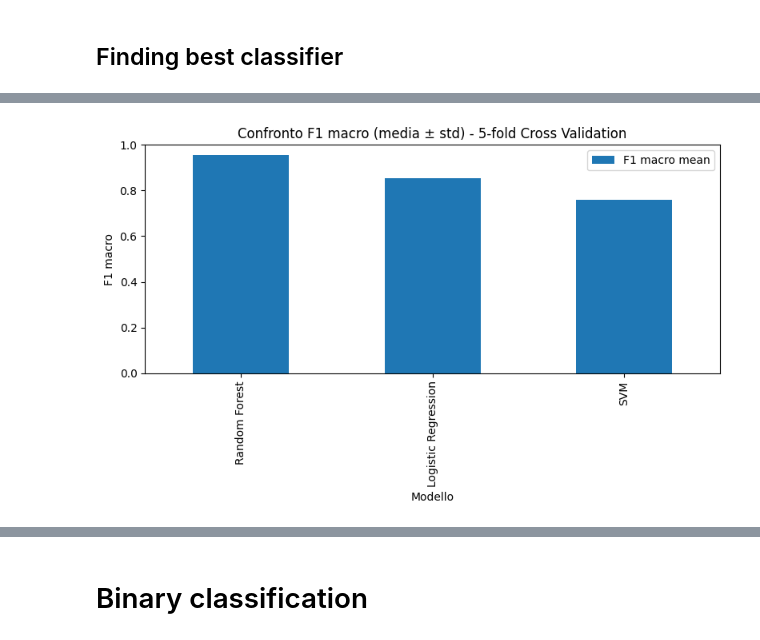
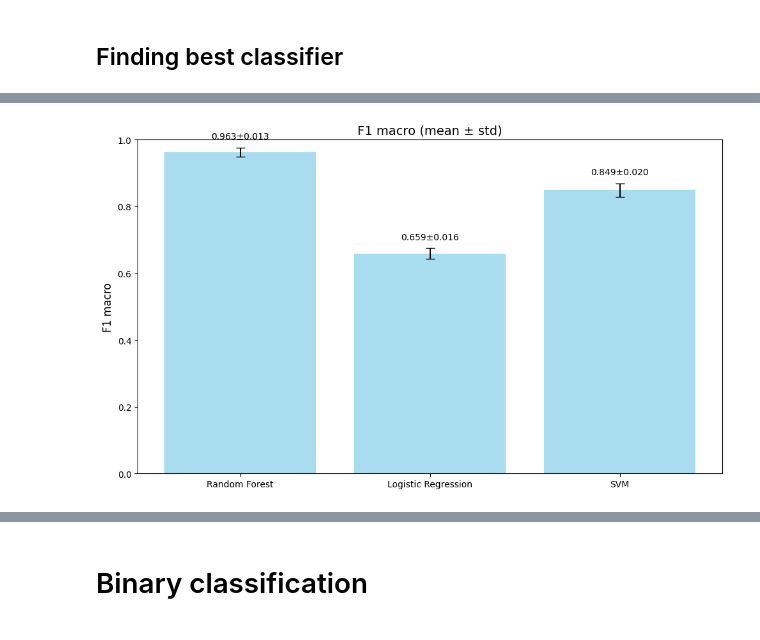
Before and after one commit to FedericoPrimo/Intrusion-Detection-Classifier, a Jupyter notebook: progetto.ipynb, the cells around one changed output, grey strips where cells are left out. Cells and saved outputs as stored; diff of their text form; code cells hidden in the pictures.

```diff
--- a/progetto.ipynb
+++ b/progetto.ipynb
@@ -56 +81,7 @@ None
+# %%
+# Splitting the dataset to test it in the end
+X_train, X_test, y_train, y_test = train_test_split(X_filtered, y_filtered, test_size=0.25, stratify=y_filtered, random_state=42)
+
+X_train = X_train.drop(columns=['label'])
+X_test = X_test.drop(columns=['label'])
 # %%
@@ -87,10 +186,9 @@ y_filtered = y[mask]
 # %%
-X_filtered = X_filtered.drop(columns=['label'])
+# y_multiclass is the multiclass classification target variable
+# y_bin is the binary classification target variable
+y_multiclass = y_train.copy()
+y_bin = y_train.apply(lambda x: 1 if x == 'normal.' else 0)
 
-# y_multiclass is the multiclass classification target variable
-y_multiclass = y_filtered
-# y_bin is the binary classification target variable
-y_bin = y_filtered.apply(lambda x: 1 if x == 'normal.' else 0)
 print(y_bin.value_counts())
 # %% [output]
 label
@@ -104,46 +204,55 @@ Name: count, dtype: int64
 # %%
 pipelines = {
-    "Random Forest": Pipeline([
-        ('preprocessing', KDD99Preprocessor()),
-        ('feature_selection', FeatureSelectorByModel(model_type='rf', threshold=0.3, n_rf_fit=1)),
-        ('classifier', RandomForestClassifier(random_state=42, n_jobs=2))
-    ]),
-    "Logistic Regression": Pipeline([
-        ('preprocessing', KDD99Preprocessor()),
-        ('feature_selection', FeatureSelectorByModel(model_type='logreg', n_features=20, n_rf_fit=1)),
-        ('classifier', LogisticRegression(max_iter=1000, random_state=42))
-    ]),
-    "SVM": Pipeline([
-        ('preprocessing', KDD99Preprocessor()),
-        ('feature_selection', FeatureSelectorByModel(model_type='svm', n_features=20, n_rf_fit=1)),
-        ('classifier', LinearSVC(dual=False, max_iter=2000, random_state=42))
-    ])
+  "Random Forest": Pipeline([
+    ('preprocessing', KDD99Preprocessor()),
+    ('feature_selection', FeatureSelectorByModel(model_type='rf', threshold=0.3, n_rf_fit=1)),
+    ('classifier', RandomForestClassifier(class_weight='balanced', random_state=42, n_jobs=1))
+  ]),
+  "Logistic Regression": Pipeline([
+    ('preprocessing', KDD99Preprocessor()),
+    ('feature_selection', FeatureSelectorByModel(model_type='logreg', n_features=20, n_rf_fit=1)),
+    ('classifier', LogisticRegression(class_weight='balanced', max_iter=1000, random_state=42))
+  ]),
+  "SVM": Pipeline([
+    ('preprocessing', KDD99Preprocessor()),
+    ('feature_selection', FeatureSelectorByModel(model_type='svm', n_features=20, n_rf_fit=1)),
+    ('classifier', LinearSVC(class_weight='balanced', dual=False, max_iter=2000, random_state=42))
+  ])
 }
 
-
-# Step 3: cross-validation stratificata
+# Low number of splits since the dataset is large and we want a rough and quick evaluation
 skf = StratifiedKFold(n_splits=5, shuffle=True, random_state=42)
 results = []
 
+start = time()
 for name, pipe in pipelines.items():
-    scores = cross_val_score(pipe, X_filtered, y_multiclass, cv=skf, scoring='f1_macro', n_jobs=-1)
-    results.append({
-        "Modello": name,
-        "F1 macro mean": scores.mean(),
-        "F1 macro std": scores.std()
-    })
-    print(f"{name}: F1 macro (CV) = {scores.mean():.3f} ± {scores.std():.3f}")
+  scores = cross_val_score(pipe, X_train, y_multiclass, cv=skf, scoring='f1_macro', n_jobs=-1)
+  results.append({
+    "Model": name,
+    "F1 macro mean": scores.mean(),
+    "F1 macro std": scores.std()
+  })
+  print(f"{name}: F1 macro (CV) = {scores.mean():.3f} ± {scores.std():.3f}")
+  print(f"Time taken for {name}: {time() - start:.2f} seconds")
 
-# DataFrame ordinato per presentazione/report
 df_results = pd.DataFrame(results)
-print("\nRisultati comparativi cross-validation:")
+print("\nCross-validation results:")
 print(df_results.sort_values("F1 macro mean", ascending=False))
 
-# Barplot per report/slide
-df_results.set_index("Modello")[["F1 macro mean"]].plot(kind='bar', yerr=df_results["F1 macro std"], capsize=4, figsize=(8,5))
-plt.title("Confronto F1 macro (media ± std) - 5-fold Cross Validation")
-plt.ylabel("F1 macro")
-plt.ylim(0,1)
+
+plt.figure(figsize=(10, 6))
+bars = plt.bar(df_results["Model"], df_results["F1 macro mean"],
+         yerr=df_results["F1 macro std"], capsize=5, alpha=0.7, color='skyblue')
+plt.title("F1 macro (mean ± std)", fontsize=14)
+plt.ylabel("F1 macro", fontsize=12)
+plt.ylim(0, 1)
+plt.xticks(rotation=0)  # Keep model names horizontal
+
+# Add value labels on top of bars with std deviation
+for i, (mean, std) in enumerate(zip(df_results["F1 macro mean"], df_results["F1 macro std"])):
+  plt.text(i, mean + std + 0.02, f'{mean:.3f}±{std:.3f}',
+       ha='center', va='bottom', fontsize=10)
+
 plt.tight_layout()
 plt.show()
 # %% [output]
@@ -159,2 +271,2 @@ Risultati comparativi cross-validation:
-[figure, old version]
+[figure, new version]
 # %% [markdown]
```
Also changed, not shown: parts of 35 cells of this notebook, 19 other files.
